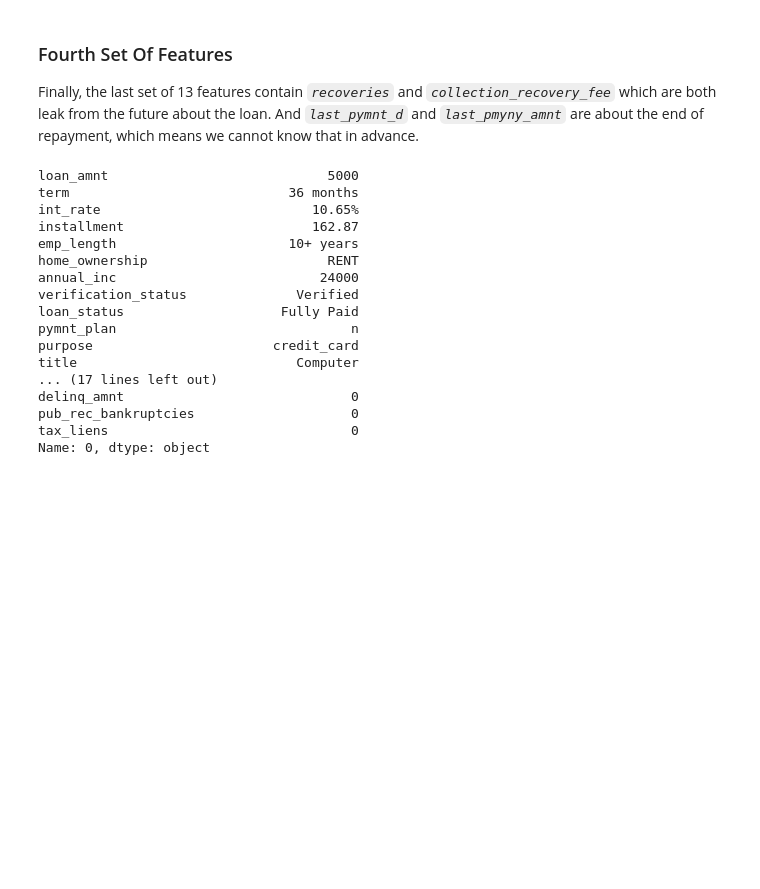
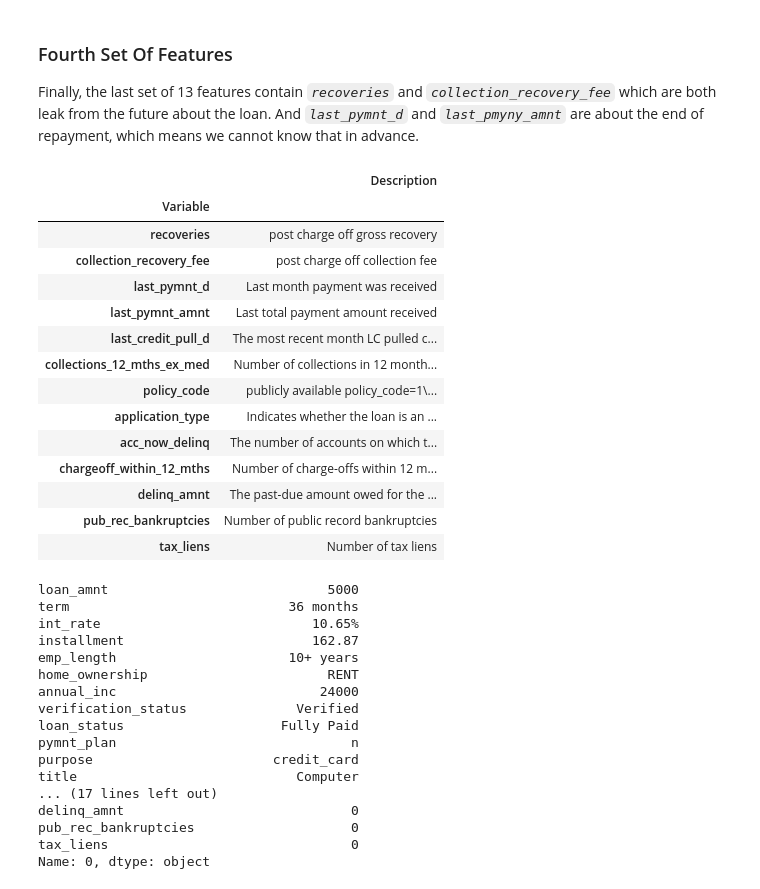
Before and after one commit to lemoinef/Loan-Default-Prediction, a Jupyter notebook: loan_default_prediction.ipynb, the cells around one changed output. Cells and saved outputs as stored; diff of their text form; code cells hidden in the pictures; blank space fills up the shorter version.

```diff
--- a/loan_default_prediction.ipynb
+++ b/loan_default_prediction.ipynb
@@ -189,6 +233,27 @@ loan_data = loan_data.drop(['out_prncp', 'out_prncp_inv', 'total_pymnt', 'total_
 # %% [markdown]
 ### Fourth Set Of Features
 Finally, the last set of 13 features contain *`recoveries`* and *`collection_recovery_fee`* which are both leak from the future about the loan. And *`last_pymnt_d`* and *`last_pmyny_amnt`* are about the end of repayment, which means we cannot know that in advance.
+# %%
+fourth_13 = ['recoveries','collection_recovery_fee', 'last_pymnt_d', 'last_pymnt_amnt','last_credit_pull_d',
+             'collections_12_mths_ex_med','policy_code','application_type','acc_now_delinq','chargeoff_within_12_mths',
+             'delinq_amnt','pub_rec_bankruptcies','tax_liens']
+df_table.loc[fourth_13]
+# %% [output]
+|  | Description |
+| Variable |  |
+| recoveries | post charge off gross recovery |
+| collection_recovery_fee | post charge off collection fee |
+| last_pymnt_d | Last month payment was received |
+| last_pymnt_amnt | Last total payment amount received |
+| last_credit_pull_d | The most recent month LC pulled c... |
+| collections_12_mths_ex_med | Number of collections in 12 month... |
+| policy_code | publicly available policy_code=1\... |
+| application_type | Indicates whether the loan is an ... |
+| acc_now_delinq | The number of accounts on which t... |
+| chargeoff_within_12_mths | Number of charge-offs within 12 m... |
+| delinq_amnt | The past-due amount owed for the ... |
+| pub_rec_bankruptcies | Number of public record bankruptcies |
+| tax_liens | Number of tax liens |
 # %%
 loan_data = loan_data.drop(['recoveries', 'collection_recovery_fee',
                               'last_pymnt_d', 'last_pymnt_amnt'], axis =1)
```
Also changed, not shown: parts of 19 cells of this notebook.
